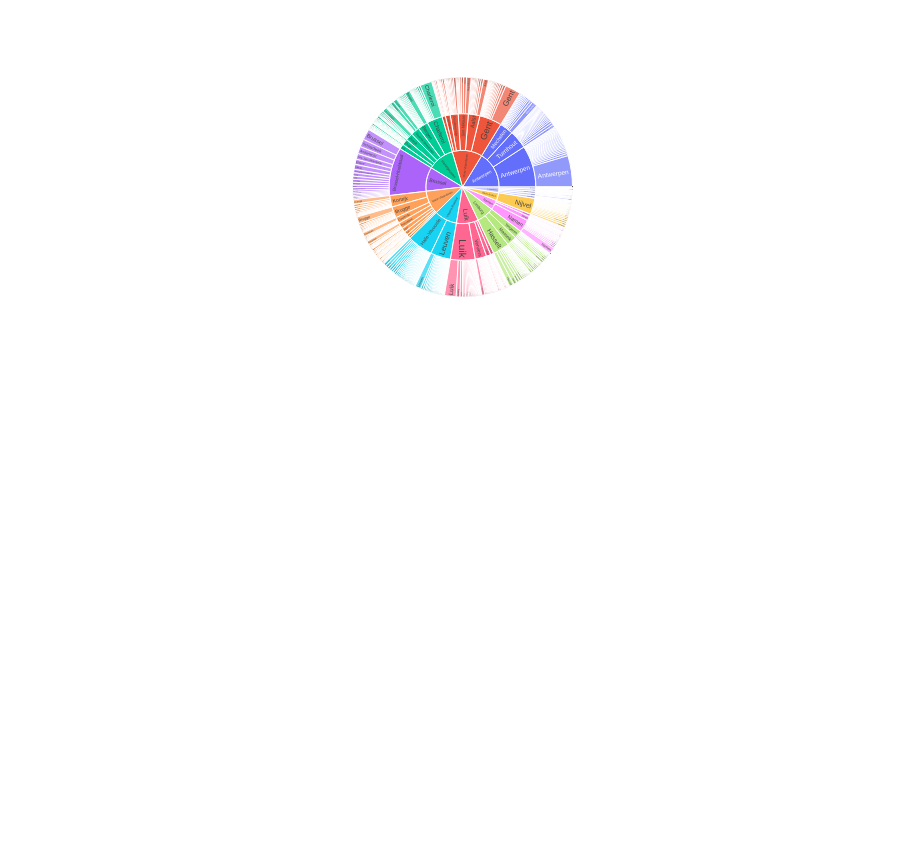
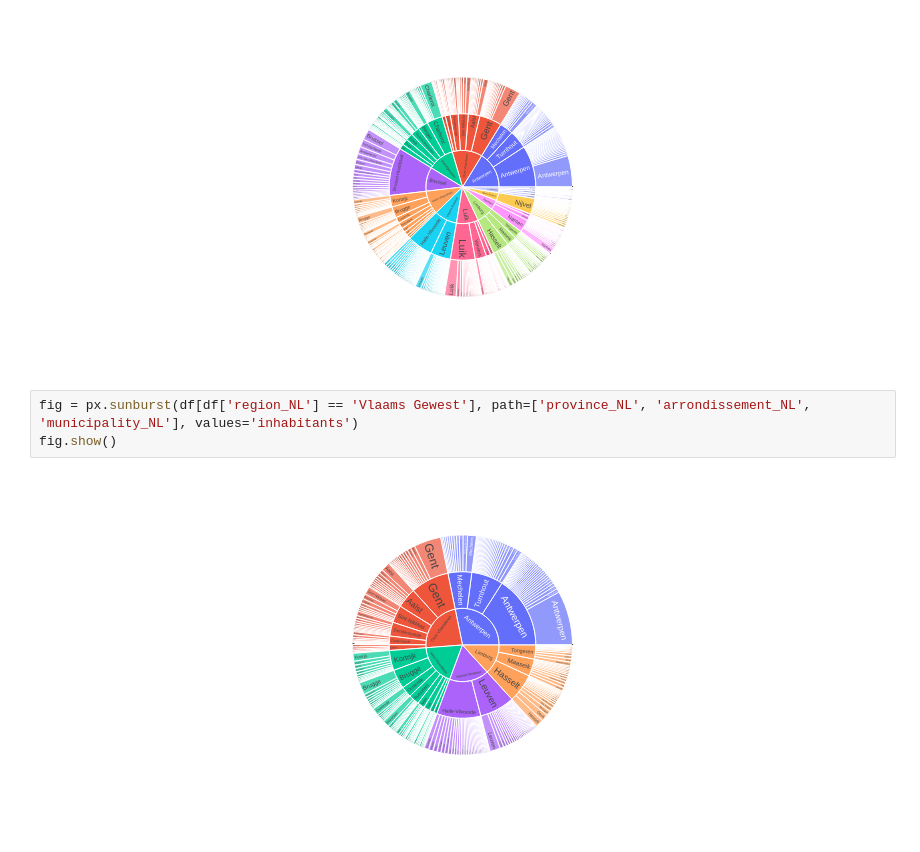
Before and after one commit to NielsPraet/DVAI-ex1, a Jupyter notebook: main.ipynb, the cells around one changed output. Drawn from its saved outputs; the diff is of its cells as text; blank space fills up the shorter version.

```diff
--- a/main.ipynb
+++ b/main.ipynb
@@ -45,3 +43,8 @@ fig = px.sunburst(df, path=['province_NL', 'arrondissement_NL', 'municipality_NL
 fig.show()
 # %% [output]
 [figure]
+# %%
+fig = px.sunburst(df[df['region_NL'] == 'Vlaams Gewest'], path=['province_NL', 'arrondissement_NL', 'municipality_NL'], values='inhabitants')
+fig.show()
+# %% [output]
+[figure, added]
```
Also changed, not shown: parts of 3 cells of this notebook.
